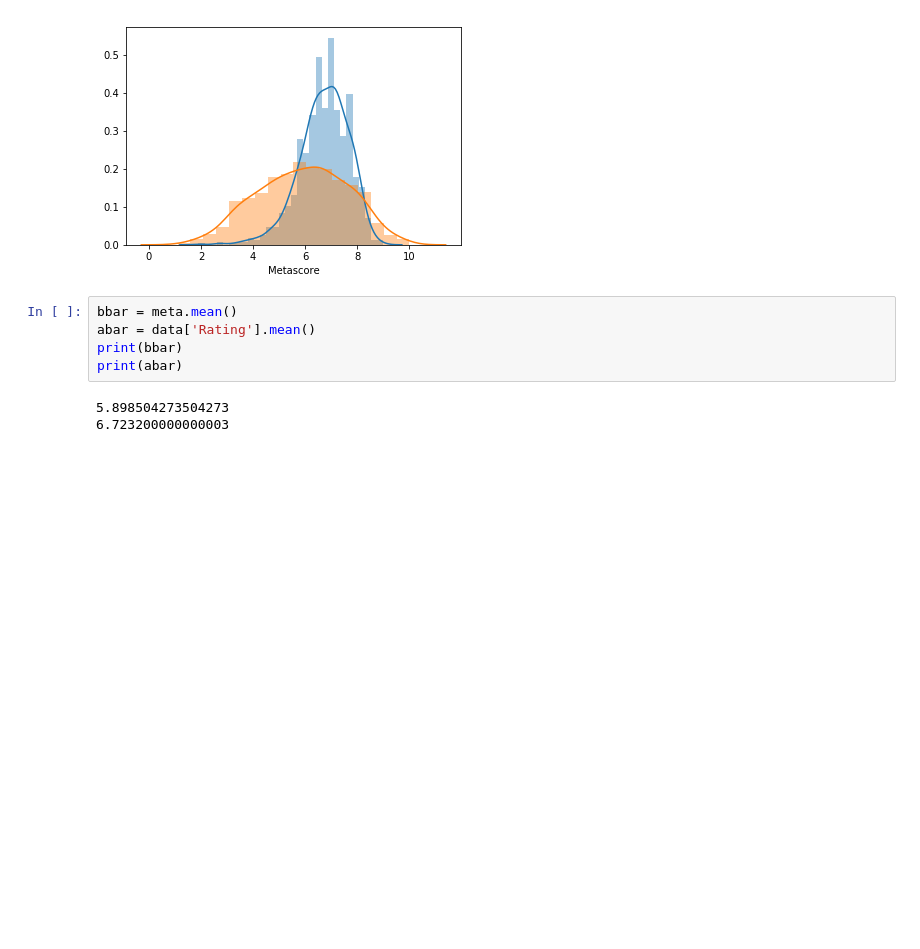
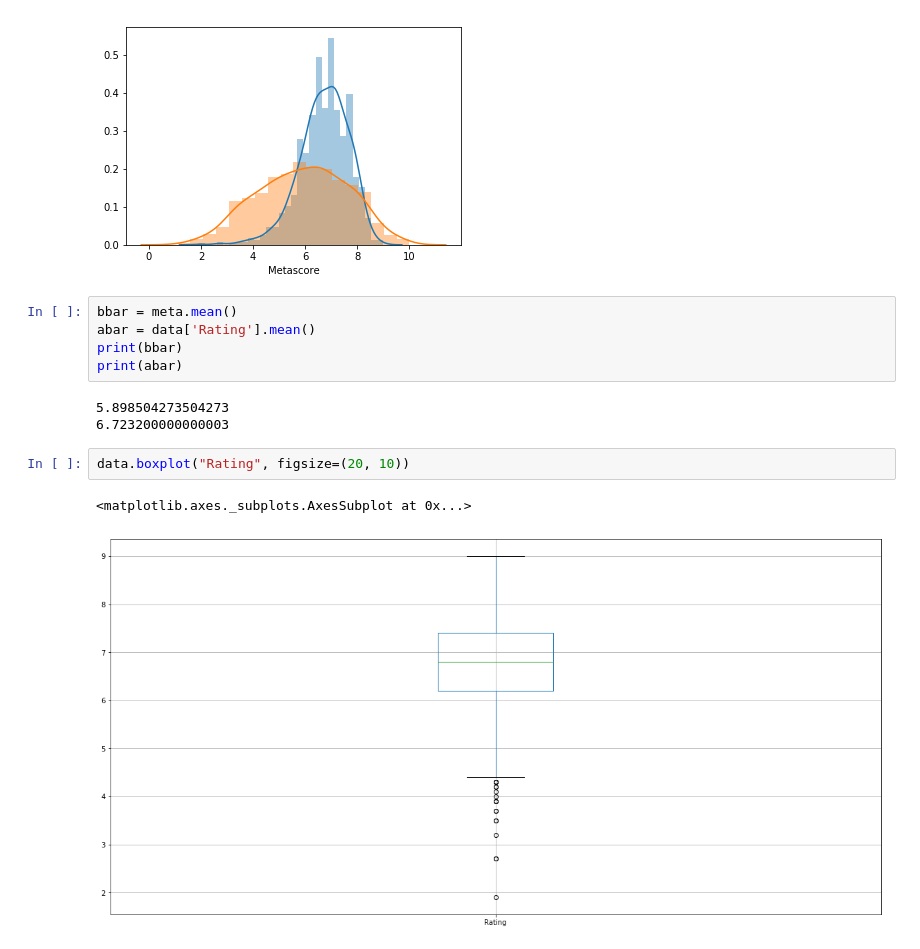
Before and after one commit to lukgonza/data_bootcamp_project_1, a Jupyter notebook: notebooks/mahtab.ipynb, the cells around one changed output. Drawn from its saved outputs; the diff is of its cells as text; blank space fills up the shorter version.

```diff
--- a/notebooks/mahtab.ipynb
+++ b/notebooks/mahtab.ipynb
@@ -247,3 +247,8 @@ print(abar)
 # %% [output]
 5.898504273504273
 6.723200000000003
+# %%
+data.boxplot("Rating", figsize=(20, 10))
+# %% [output]
+<matplotlib.axes._subplots.AxesSubplot at 0x...>
+[figure, added]
```
Also changed, not shown: parts of 2 cells of this notebook.
